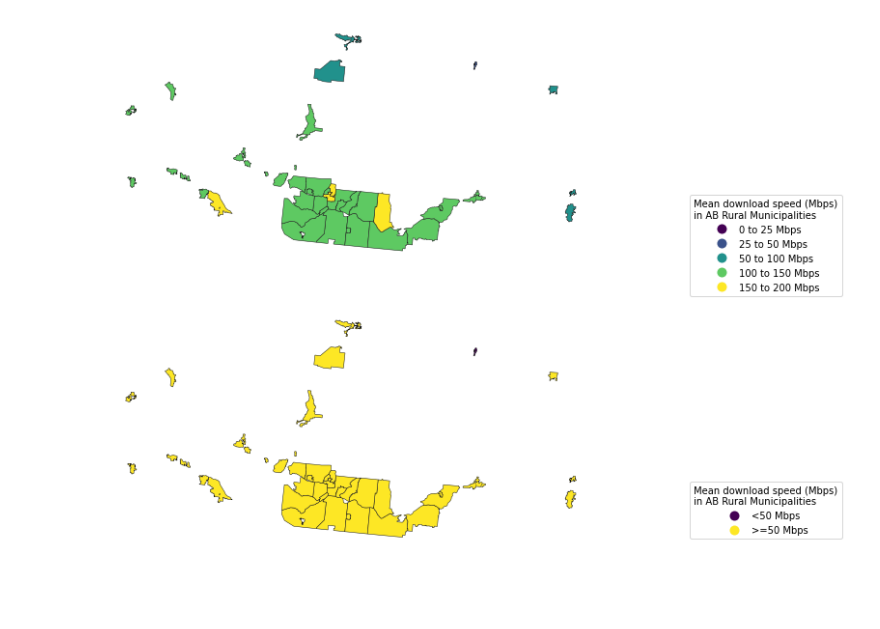
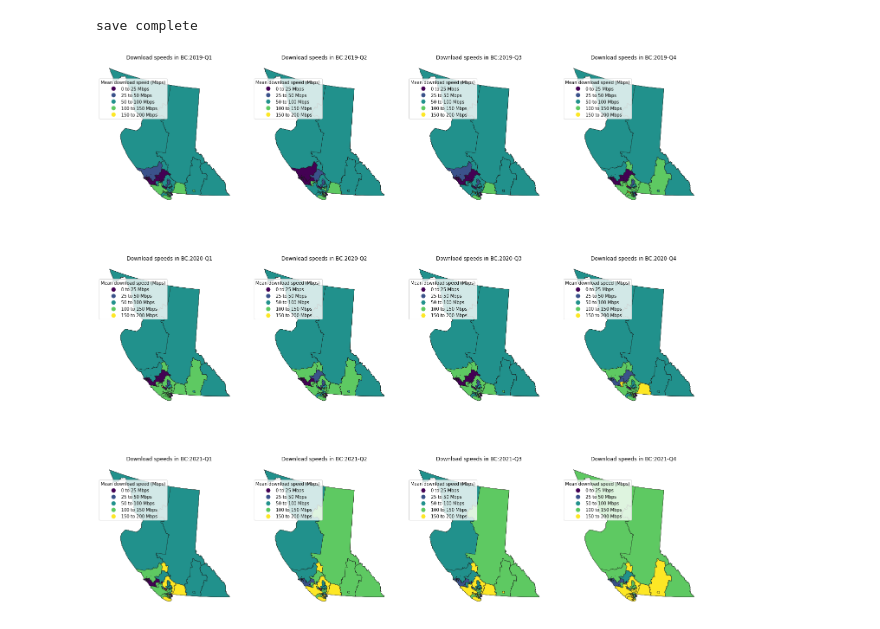
Before and after one commit to rennydoig/ssc22-case-comp, a Jupyter notebook: sonny_dir/B11_BC_Municipalities.ipynb, the cells around one changed output. Drawn from its saved outputs; the diff is of its cells as text; code cells hidden in the pictures; blank space fills up the shorter version.

```diff
--- a/sonny_dir/B11_BC_Municipalities.ipynb
+++ b/sonny_dir/B11_BC_Municipalities.ipynb
@@ -200,19 +112,28 @@ county_data2.head(5)
-# %%
-# produce the map for the download speed
-fig, (ax1, ax2) = plt.subplots(2,1, figsize = (25, 10))
-
-# Detailed map
-county_data.plot(column='group', cmap='viridis', linewidth=0.5, ax=ax1, edgecolor='0.1', legend=True)
-ax1.axis('off')
-leg = ax1.get_legend()
-leg.set_bbox_to_anchor((1.5, 0.3))
-leg.set_title('Mean download speed (Mbps)\nin AB Rural Municipalities')
-
-# Less detailed map
-county_data2.plot(column='group', cmap='viridis', linewidth=0.5, ax=ax2, edgecolor='0.1', legend=True)
-ax2.axis('off')
-leg = ax2.get_legend()
-leg.set_bbox_to_anchor((1.5, 0.3))
-leg.set_title('Mean download speed (Mbps)\nin AB Rural Municipalities')
-# %% [output]
-[figure, removed]
+# %%
+out_path = './' + province + '/' + province_short + '_yq_data_by_municipalities.p'
+with open(out_path, 'wb') as f:
+    pickle.dump(i_yq_data, f)
+print('save complete')
+# %% [output]
+save complete
+# %%
+#### Plotting stage: detailed map
+
+fig, axs = plt.subplots(len(years),len(quarters), figsize = (20, 20))
+
+for i, year in enumerate(years):
+    for j, quarter in enumerate(quarters):
+        df_name = str(year) + '-' + str(quarter)
+        i_county_data = i_yq_data[df_name]
+        i_ax = axs[i, j]
+        i_county_data.plot(column='group1', cmap='viridis', linewidth=0.5, ax=i_ax, edgecolor='0.1', legend=True)
+        i_ax.axis('off')
+        fig_title = 'Download speeds in ' + province_short + ':' + df_name
+        i_ax.set_title(fig_title)
+        leg = i_ax.get_legend()
+        leg.set_bbox_to_anchor((0.5, 0.9))
+        leg.set_title('Mean download speed (Mbps)')
+fig.tight_layout()
+plt.show()
+# %% [output]
+[figure, added]
```
Also changed, not shown: parts of 15 cells of this notebook, 5 other files.
